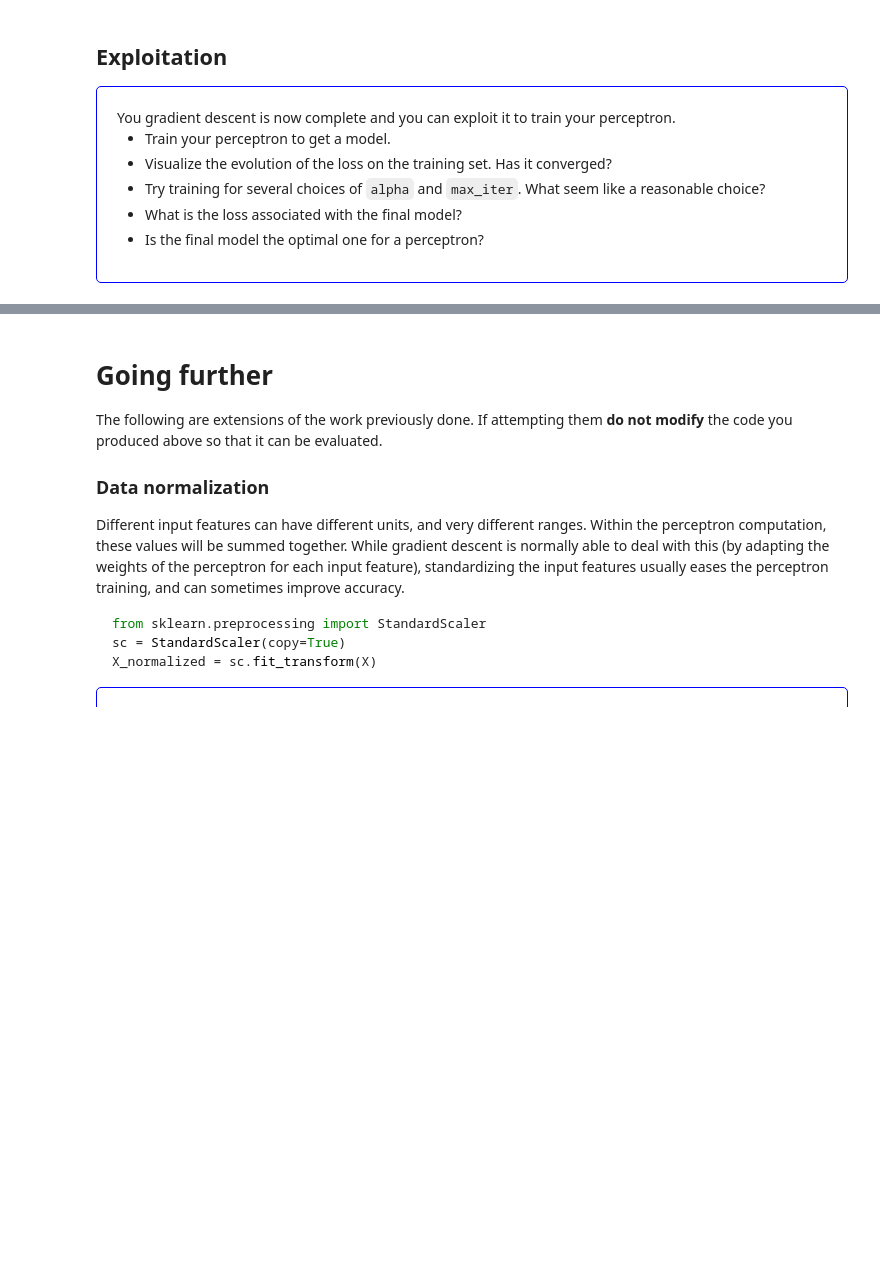
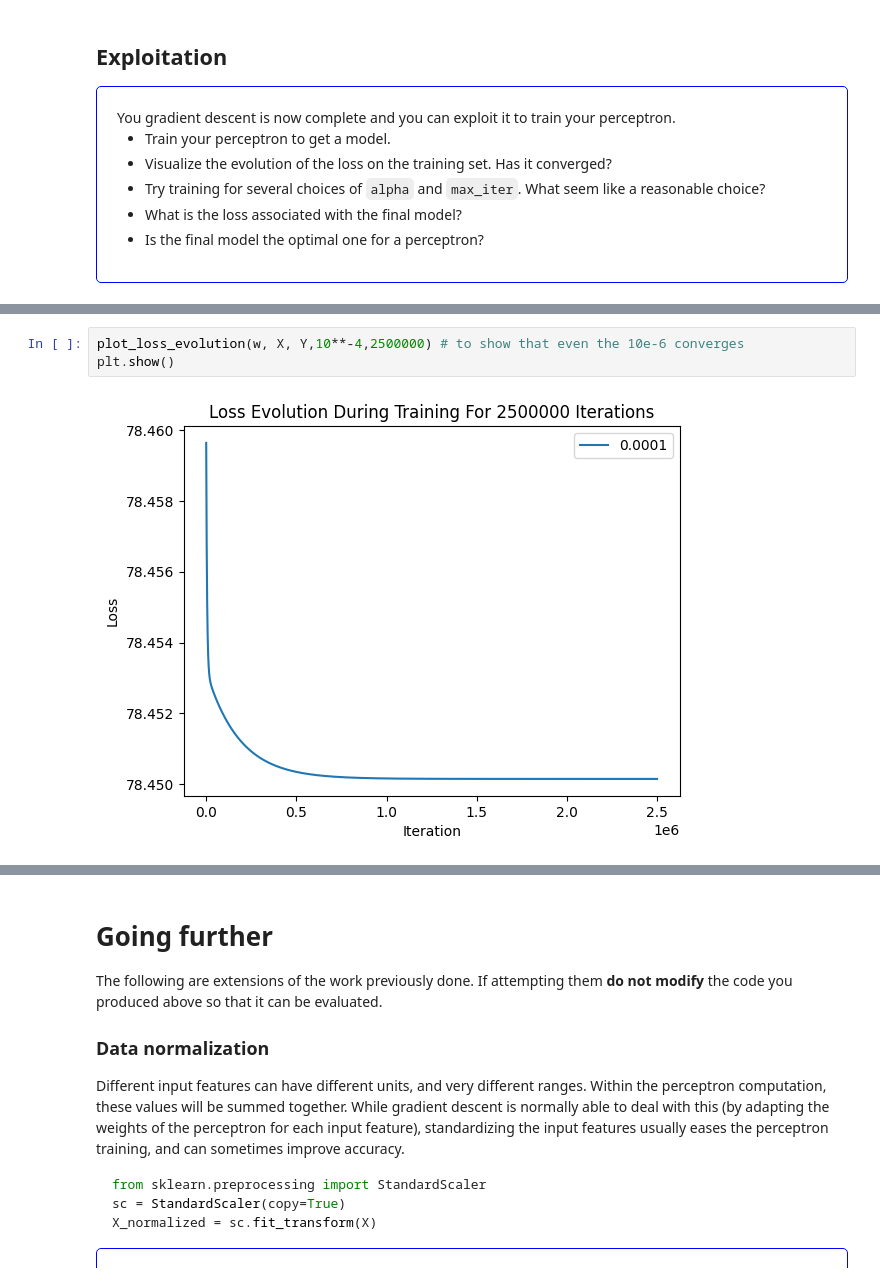
Before and after one commit to Fetrixdu83/SupervisedML, a Jupyter notebook: TP1/perceptron.ipynb, the cells around one changed output, grey strips where cells are left out. Cells and saved outputs as stored; diff of their text form; blank space fills up the shorter version.

```diff
--- a/TP1/perceptron.ipynb
+++ b/TP1/perceptron.ipynb
@@ -367,0 +360,5 @@ for i in [10**-4, 10**-5, 10**-6, 10**-7]:
+# %%
+plot_loss_evolution(w, X, Y,10**-4,2500000) # to show that even the 10e-6 converges
+plt.show()
+# %% [output]
+[figure, added]
```
Also changed, not shown: parts of 18 cells of this notebook.
